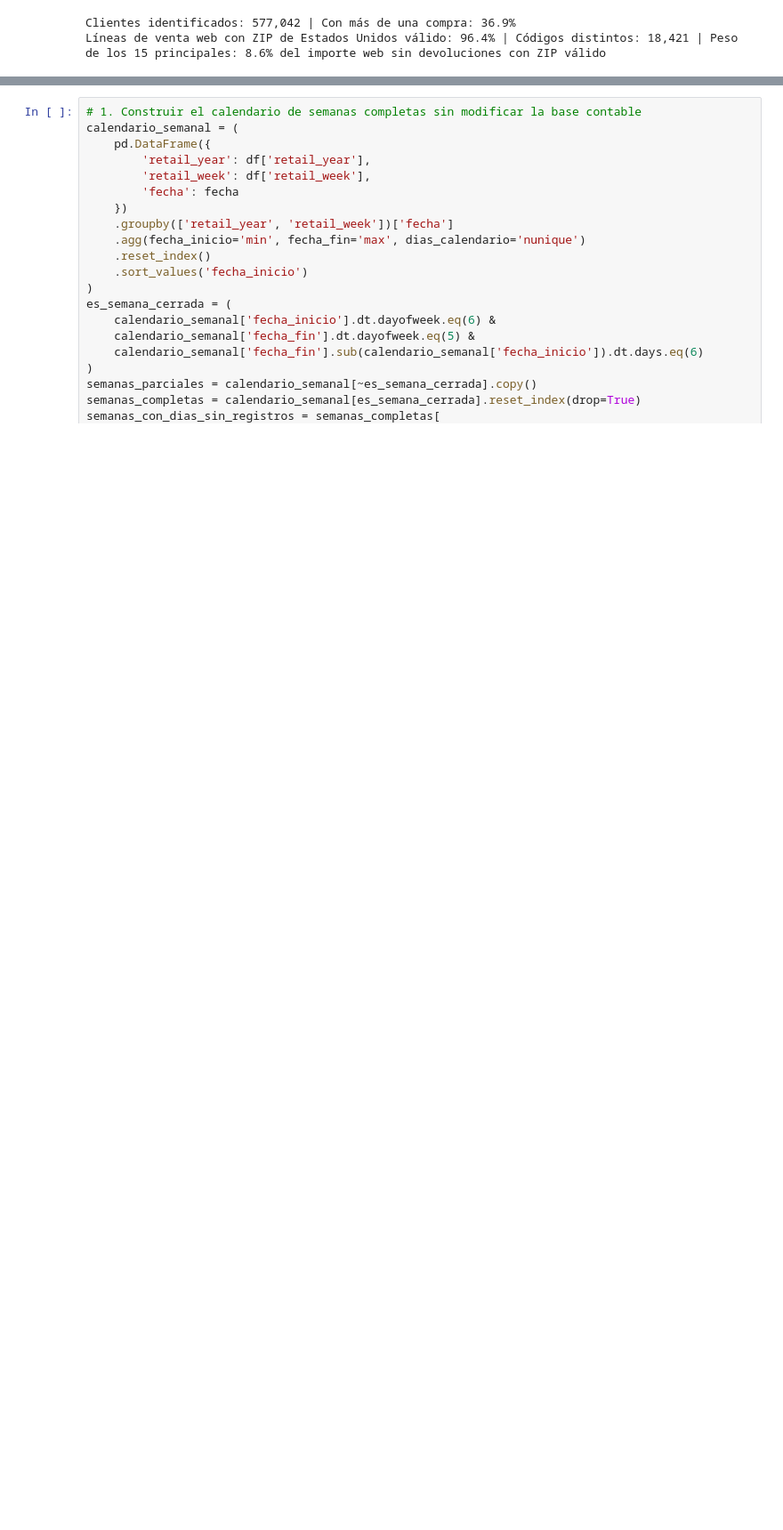
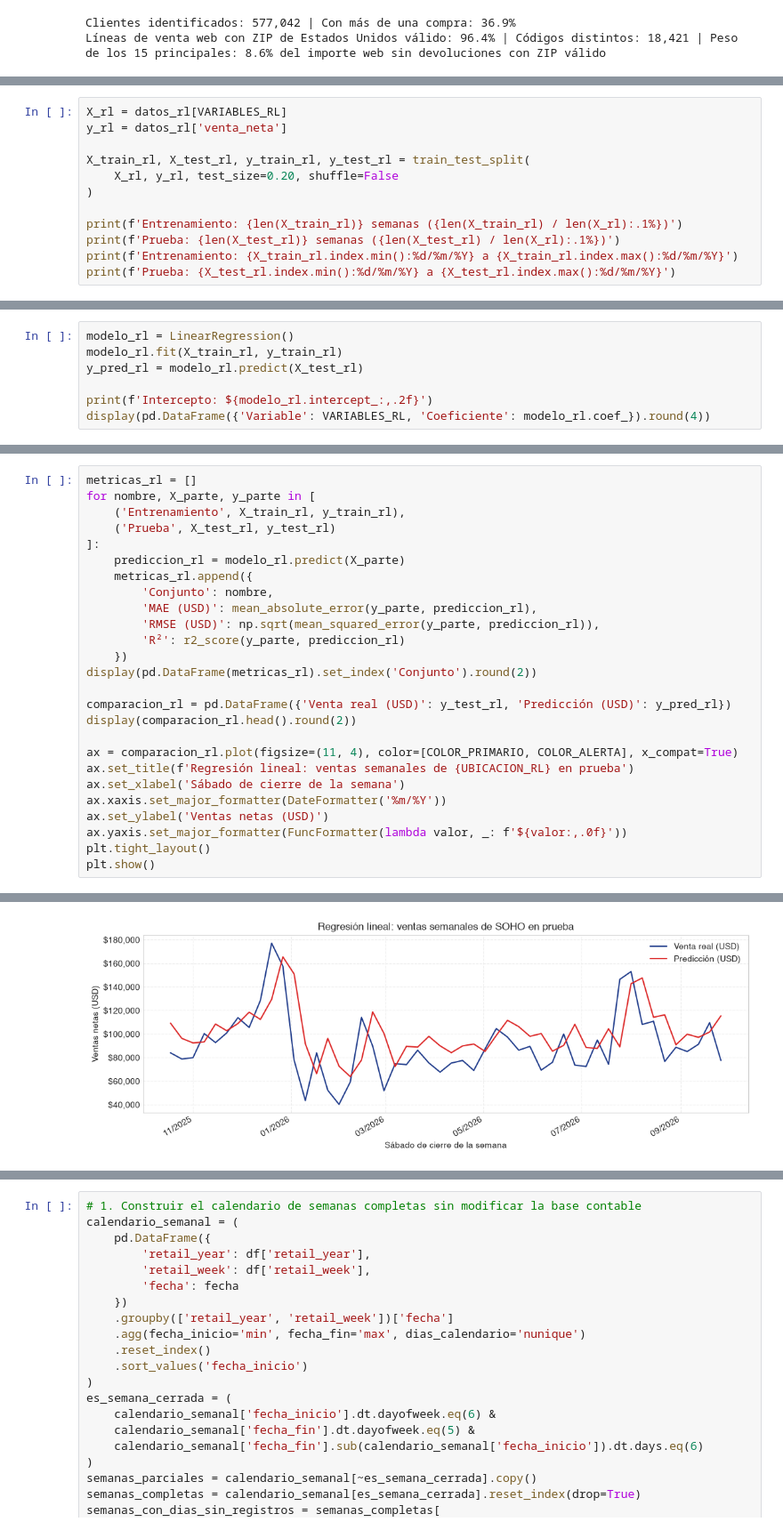
Before and after one commit to geramargonzalez/sales-revenue-datascience, a Jupyter notebook: sales-revenue-jewery.ipynb, the cells around one changed output, grey strips where cells are left out. Shown at 89% size. Cells and saved outputs as stored; diff of their text form; blank space fills up the shorter version.

Commit message:
Fase 17 : Agregar regresion lineal basica con division 80/20

```diff
--- a/sales-revenue-jewery.ipynb
+++ b/sales-revenue-jewery.ipynb
@@ -2254,0 +2277,12 @@ La celda final vuelve a comprobar las 2,435,854 filas, las 37 columnas y las ven
+# %%
+X_rl = datos_rl[VARIABLES_RL]
+y_rl = datos_rl['venta_neta']
+
+X_train_rl, X_test_rl, y_train_rl, y_test_rl = train_test_split(
+    X_rl, y_rl, test_size=0.20, shuffle=False
+)
+
+print(f'Entrenamiento: {len(X_train_rl)} semanas ({len(X_train_rl) / len(X_rl):.1%})')
+print(f'Prueba: {len(X_test_rl)} semanas ({len(X_test_rl) / len(X_rl):.1%})')
+print(f'Entrenamiento: {X_train_rl.index.min():%d/%m/%Y} a {X_train_rl.index.max():%d/%m/%Y}')
+print(f'Prueba: {X_test_rl.index.min():%d/%m/%Y} a {X_test_rl.index.max():%d/%m/%Y}')
@@ -2254,0 +2302,7 @@ La celda final vuelve a comprobar las 2,435,854 filas, las 37 columnas y las ven
+# %%
+modelo_rl = LinearRegression()
+modelo_rl.fit(X_train_rl, y_train_rl)
+y_pred_rl = modelo_rl.predict(X_test_rl)
+
+print(f'Intercepto: ${modelo_rl.intercept_:,.2f}')
+display(pd.DataFrame({'Variable': VARIABLES_RL, 'Coeficiente': modelo_rl.coef_}).round(4))
@@ -2254,0 +2327,27 @@ La celda final vuelve a comprobar las 2,435,854 filas, las 37 columnas y las ven
+# %%
+metricas_rl = []
+for nombre, X_parte, y_parte in [
+    ('Entrenamiento', X_train_rl, y_train_rl),
+    ('Prueba', X_test_rl, y_test_rl)
+]:
+    prediccion_rl = modelo_rl.predict(X_parte)
+    metricas_rl.append({
+        'Conjunto': nombre,
+        'MAE (USD)': mean_absolute_error(y_parte, prediccion_rl),
+        'RMSE (USD)': np.sqrt(mean_squared_error(y_parte, prediccion_rl)),
+        'R²': r2_score(y_parte, prediccion_rl)
+    })
+display(pd.DataFrame(metricas_rl).set_index('Conjunto').round(2))
+
+comparacion_rl = pd.DataFrame({'Venta real (USD)': y_test_rl, 'Predicción (USD)': y_pred_rl})
+display(comparacion_rl.head().round(2))
+
+ax = comparacion_rl.plot(figsize=(11, 4), color=[COLOR_PRIMARIO, COLOR_ALERTA], x_compat=True)
+ax.set_title(f'Regresión lineal: ventas semanales de {UBICACION_RL} en prueba')
+ax.set_xlabel('Sábado de cierre de la semana')
+ax.xaxis.set_major_formatter(DateFormatter('%m/%Y'))
+ax.set_ylabel('Ventas netas (USD)')
+ax.yaxis.set_major_formatter(FuncFormatter(lambda valor, _: f'${valor:,.0f}'))
+plt.tight_layout()
+plt.show()
+# %% [output]
@@ -2254,0 +2365 @@ La celda final vuelve a comprobar las 2,435,854 filas, las 37 columnas y las ven
+[figure, added]
```
Also changed, not shown: parts of 13 cells of this notebook, 1 other file.
